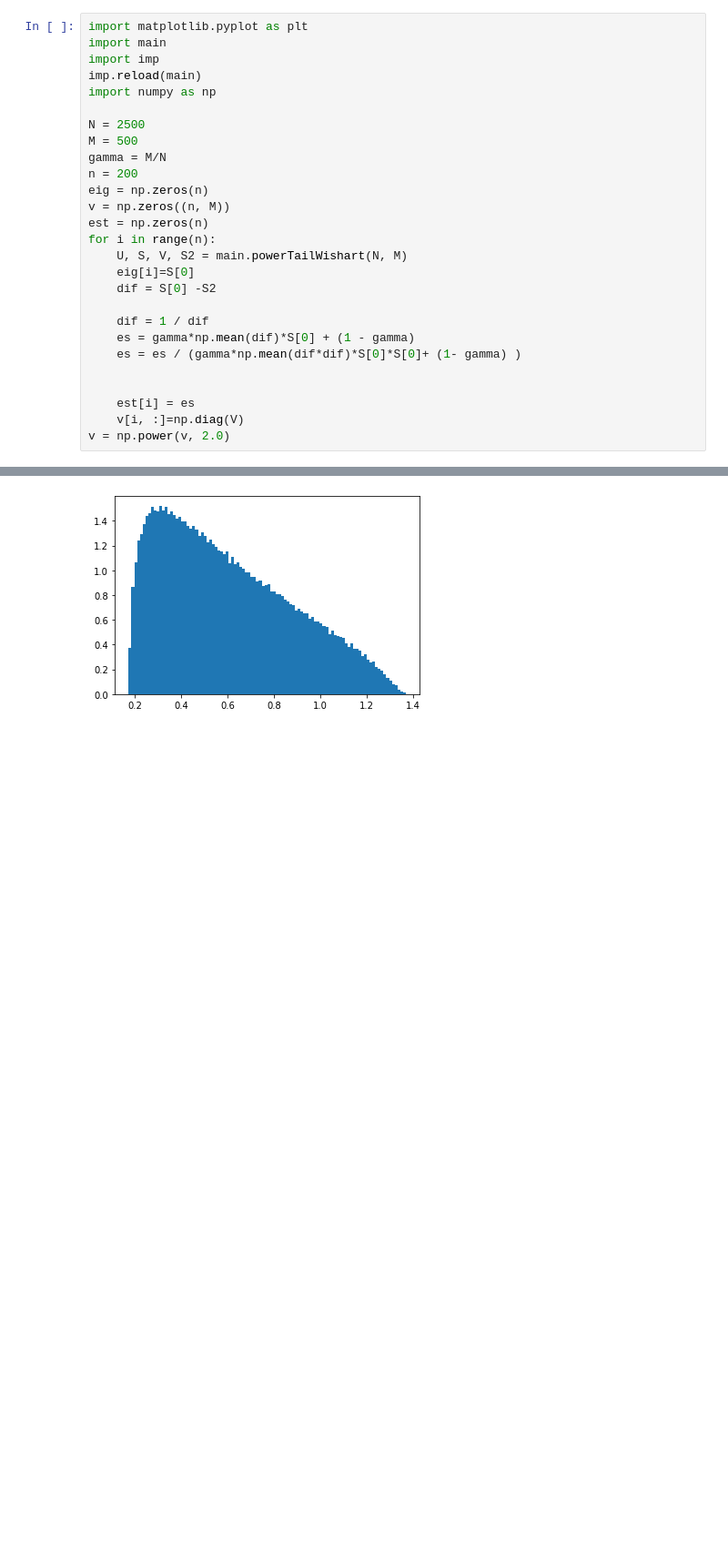
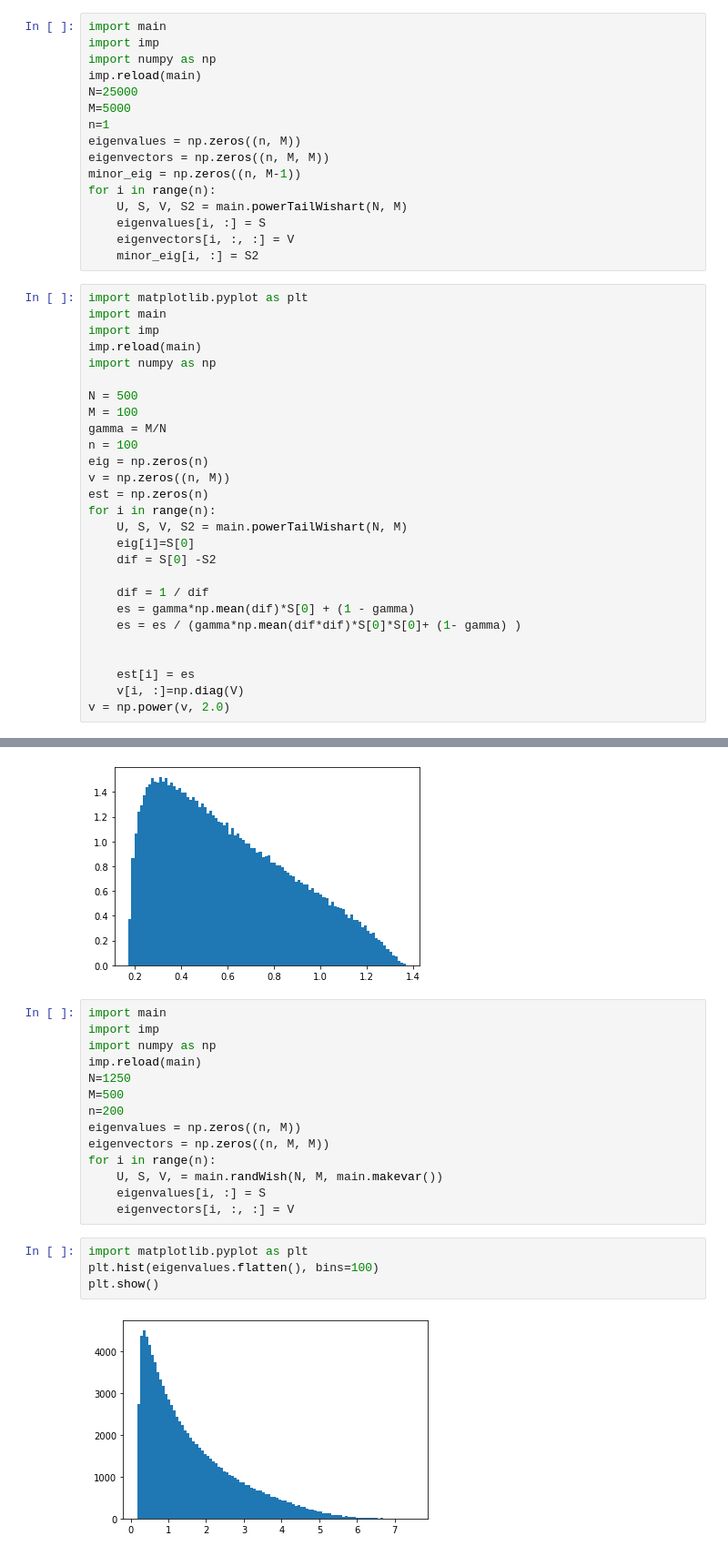
Before and after one commit to landon23/spiked_models, a Jupyter notebook: wishart_power.ipynb, the cells around one changed output, grey strips where cells are left out. Shown: that part at 91% size. Cells and saved outputs as stored; diff of their text form; blank space fills up the shorter version.

```diff
--- a/wishart_power.ipynb
+++ b/wishart_power.ipynb
@@ -32,3 +113,19 @@ $$
+# %%
+import main
+import imp
+import numpy as np
+imp.reload(main)
+N=25000
+M=5000
+n=1
+eigenvalues = np.zeros((n, M))
+eigenvectors = np.zeros((n, M, M))
+minor_eig = np.zeros((n, M-1))
+for i in range(n):
+    U, S, V, S2 = main.powerTailWishart(N, M)
+    eigenvalues[i, :] = S
+    eigenvectors[i, :, :] = V
+    minor_eig[i, :] = S2
 # %%
 import matplotlib.pyplot as plt
 import main
@@ -36,10 +133,10 @@ import imp
 imp.reload(main)
 import numpy as np
 
-N = 2500
-M = 500
+N = 500
+M = 100
 gamma = M/N
-n = 200
+n = 100
 eig = np.zeros(n)
 v = np.zeros((n, M))
 est = np.zeros(n)
@@ -122,3 +219,23 @@ plt.hist(J, density=True, bins=100)
 plt.show()
 # %% [output]
 [figure]
+# %%
+import main
+import imp
+import numpy as np
+imp.reload(main)
+N=1250
+M=500
+n=200
+eigenvalues = np.zeros((n, M))
+eigenvectors = np.zeros((n, M, M))
+for i in range(n):
+    U, S, V, = main.randWish(N, M, main.makevar())
+    eigenvalues[i, :] = S
+    eigenvectors[i, :, :] = V
+# %%
+import matplotlib.pyplot as plt
+plt.hist(eigenvalues.flatten(), bins=100)
+plt.show()
+# %% [output]
+[figure, added]
```
Also changed, not shown: parts of 30 cells of this notebook, 10 other files.
